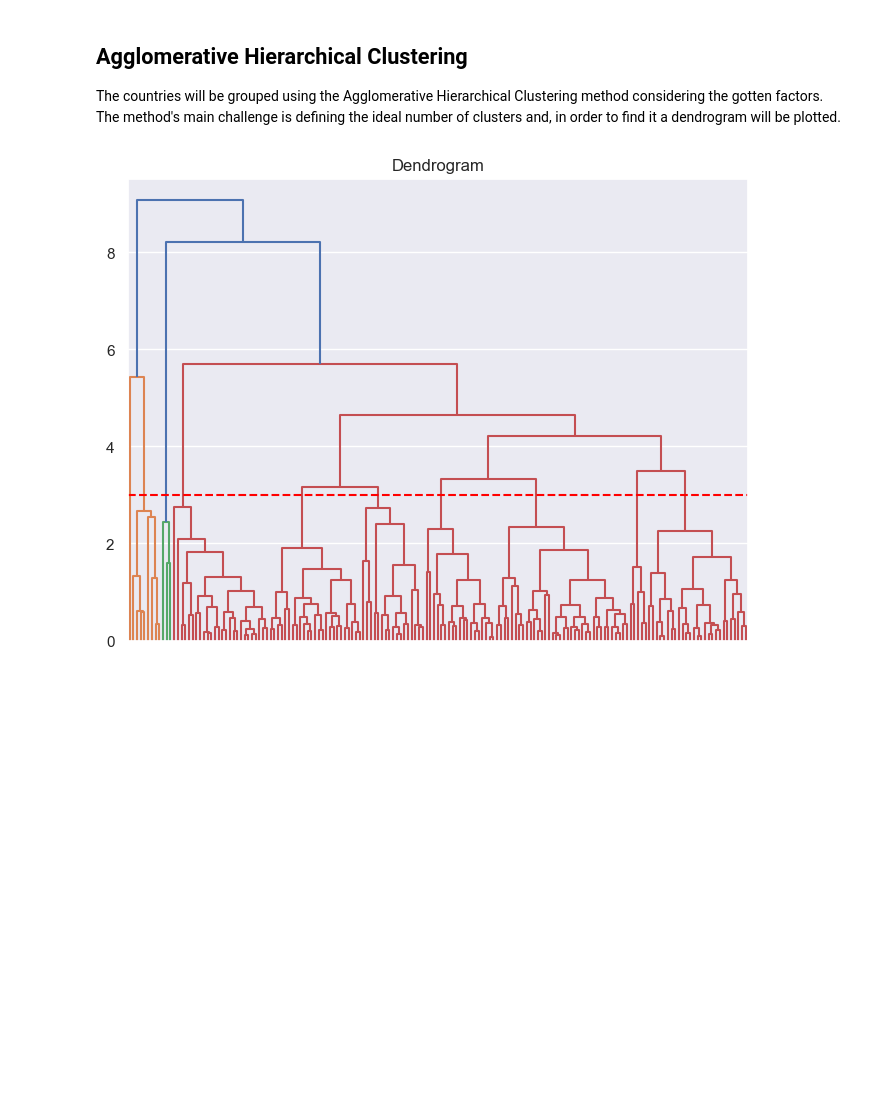
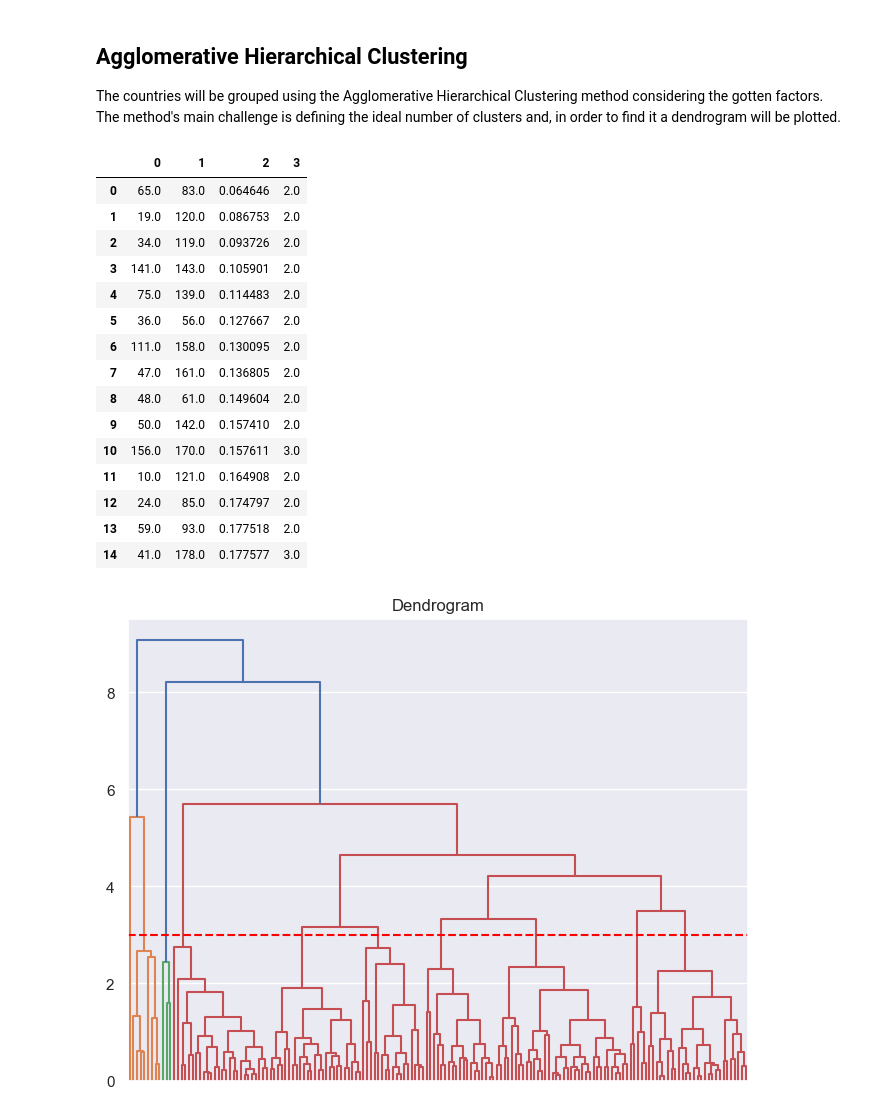
Before and after one commit to Andrercouto/UnsupervisedMachineLearning, a Jupyter notebook: PCAandAggHierClustering.ipynb, the cells around one changed output. Drawn from its saved outputs; the diff is of its cells as text; code cells hidden in the pictures; blank space fills up the shorter version.

```diff
--- a/PCAandAggHierClustering.ipynb
+++ b/PCAandAggHierClustering.ipynb
@@ -155,6 +155,25 @@ df_countries.head(5)
 ## Agglomerative Hierarchical Clustering
 
 The countries will be grouped using the Agglomerative Hierarchical Clustering method considering the gotten factors. The method's main challenge is defining the ideal number of clusters and, in order to find it a dendrogram will be plotted.
+# %%
+pd.DataFrame(clusters).head(15)
+# %% [output]
+|  | 0 | 1 | 2 | 3 |
+| 0 | 65.0 | 83.0 | 0.064646 | 2.0 |
+| 1 | 19.0 | 120.0 | 0.086753 | 2.0 |
+| 2 | 34.0 | 119.0 | 0.093726 | 2.0 |
+| 3 | 141.0 | 143.0 | 0.105901 | 2.0 |
+| 4 | 75.0 | 139.0 | 0.114483 | 2.0 |
+| 5 | 36.0 | 56.0 | 0.127667 | 2.0 |
+| 6 | 111.0 | 158.0 | 0.130095 | 2.0 |
+| 7 | 47.0 | 161.0 | 0.136805 | 2.0 |
+| 8 | 48.0 | 61.0 | 0.149604 | 2.0 |
+| 9 | 50.0 | 142.0 | 0.157410 | 2.0 |
+| 10 | 156.0 | 170.0 | 0.157611 | 3.0 |
+| 11 | 10.0 | 121.0 | 0.164908 | 2.0 |
+| 12 | 24.0 | 85.0 | 0.174797 | 2.0 |
+| 13 | 59.0 | 93.0 | 0.177518 | 2.0 |
+| 14 | 41.0 | 178.0 | 0.177577 | 3.0 |
 # %%
 # Plotting dendrogram
 clusters = hierarchy.linkage(df_countries_pca, method="complete")
```
Also changed, not shown: parts of 1 cell of this notebook.
